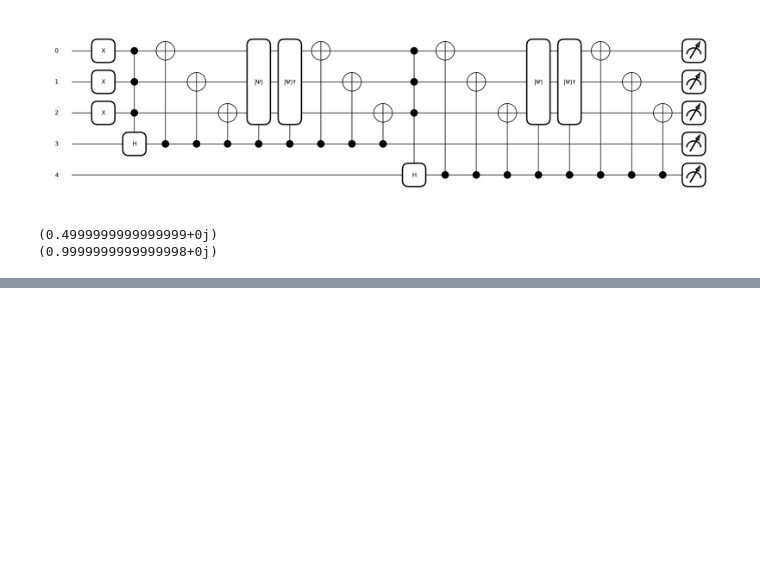
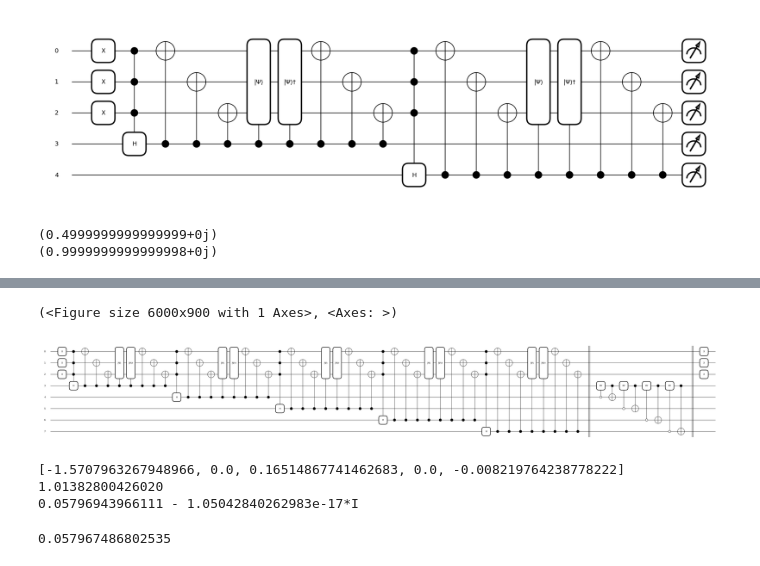
Before and after one commit to sehyunsix/NERF-vs-QRF, a Jupyter notebook: QAF/Lemma1.ipynb, the cells around one changed output, grey strips where cells are left out. Saved outputs shown, nothing was run; the diff lists cells and outputs as text; code cells hidden in the pictures; blank space fills up the shorter version.

Commit message:
add theorem2

```diff
--- a/QAF/Lemma1.ipynb
+++ b/QAF/Lemma1.ipynb
@@ -151,6 +153,9 @@ class Theorem1:
         qml.ctrl(self.U_z, control=a_m)()
 
     def outer_theorem1(self):
+        '''
+            Pauli-X 후 S_V(V_0, V_1, ... , V_{d-1})
+        '''
         # Pauli-X for each qubit of q register
         for i in range(self.n):
             qml.PauliX(wires=i)
@@ -174,7 +179,7 @@ class Theorem1:
 
     def corollary1(self, k):
         '''
-            k를 input으로 받아, |2^k - 1>(a)|N-1>(q) state에 대한 amplitude를 return
+            k를 input으로 받아, |N-1>(q)|2^k - 1>(a) state에 대한 amplitude를 return
         '''
         result = self.theorem1()
         bitstring = ('1' * self.n) + ('0' * (self.d - k)) + ('1' * k)
@@ -207,0 +217,3 @@ print(result) # k = 0이면 1, k > 0이면 z
+# %%
+def f(x):
+    return x
@@ -207,0 +326,24 @@ print(result) # k = 0이면 1, k > 0이면 z
+# %%
+# list Initiallize
+x_list = [0.1, -0.2, 0.3, -0.4]
+w_list = [0.8, 0.7, -0.9, -0.3]
+b = 0.5
+d = 5
+f = 'sin(z)'
+N_in = len(x_list)
+z = (np.array(x_list) @ np.array(w_list) + b) / (N_in + 1)
+
+test3 = Theorem2(w=w_list, x=x_list, b=b, d=d, f=f)
+result = test3.theorem2(chk=True)
+# %% [output]
+(<Figure size 6000x900 with 1 Axes>, <Axes: >)
+[figure, added]
+# %%
+result = test3.corollary2(0)
+print(result * (2 ** (d / 2)))
+math.sin(z)
+# %% [output]
+[-1.5707963267948966, 0.0, 0.16514867741462683, 0.0, -0.008219764238778222]
+1.01382800426020
+0.05796943966111 - 1.05042840262983e-17*I
+0.057967486802535
```
Also changed, not shown: parts of 5 cells of this notebook.
